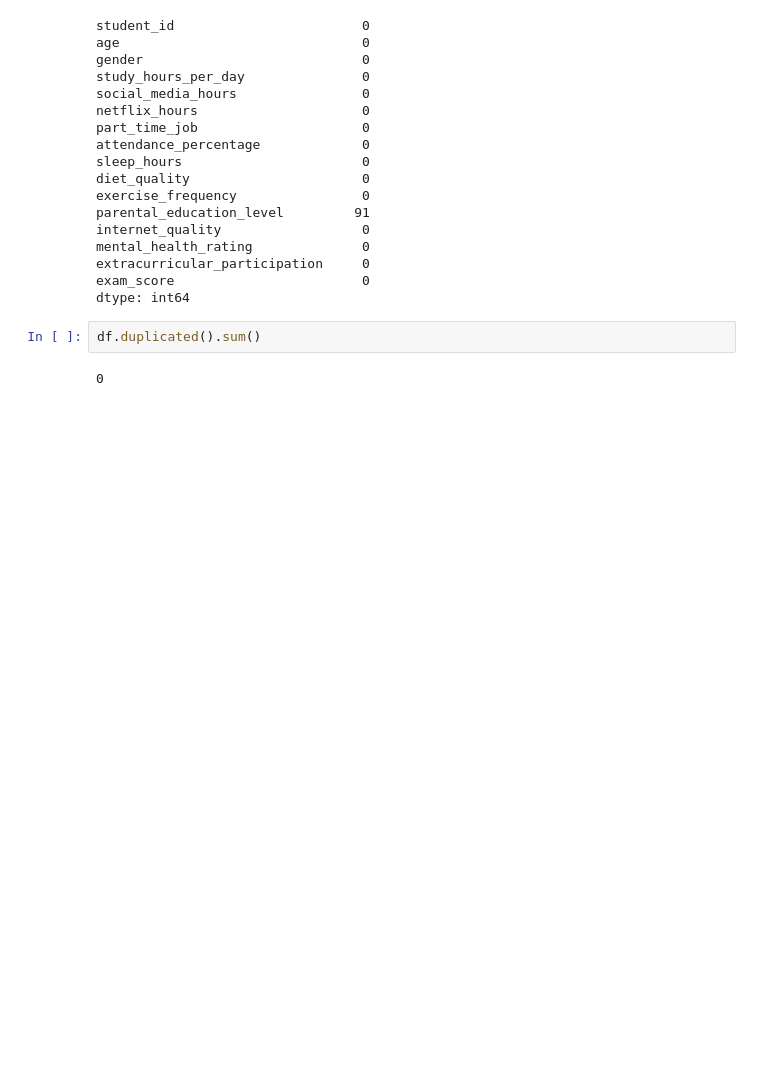
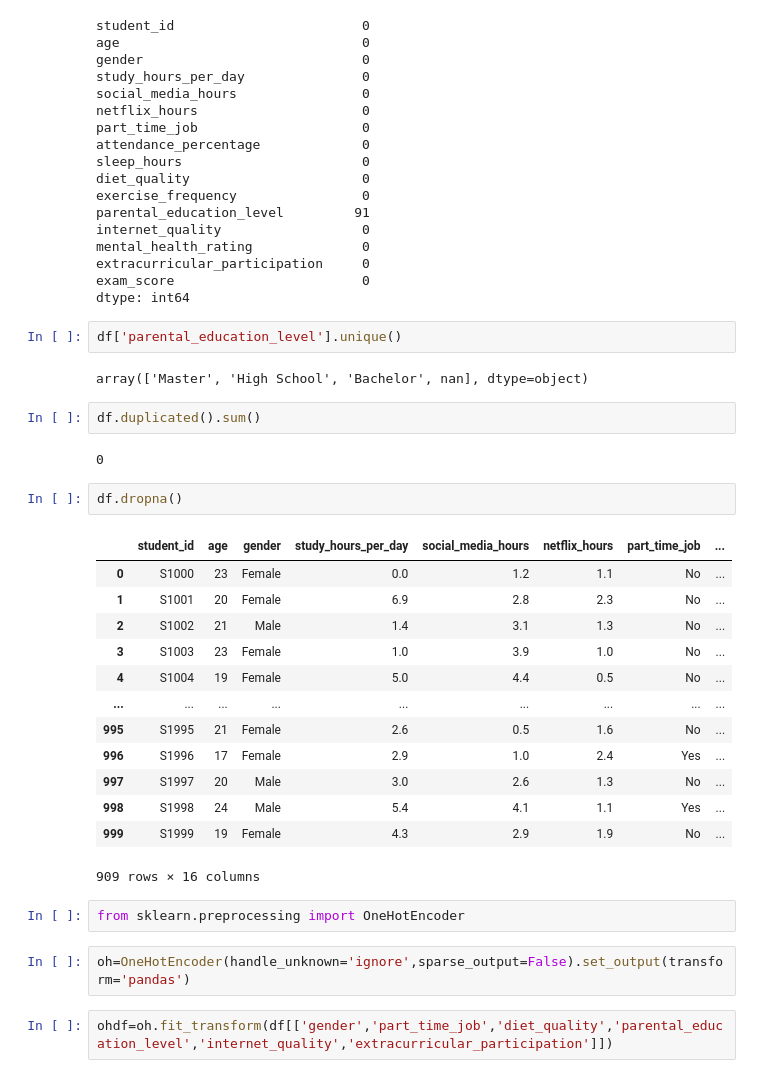
Before and after one commit to Mohansingh12/Ai, a Jupyter notebook: ml/sckit-learn/regression/Random Forest Regression.ipynb, the cells around one changed output. Cells and saved outputs as stored; diff of their text form; blank space fills up the shorter version.

```diff
--- a/ml/sckit-learn/regression/Random Forest Regression.ipynb
+++ b/ml/sckit-learn/regression/Random Forest Regression.ipynb
@@ -51,7 +51,33 @@ mental_health_rating              0
 extracurricular_participation     0
 exam_score                        0
 dtype: int64
+# %%
+df['parental_education_level'].unique()
+# %% [output]
+array(['Master', 'High School', 'Bachelor', nan], dtype=object)
 # %%
 df.duplicated().sum()
 # %% [output]
 0
+# %%
+df.dropna()
+# %% [output]
+|  | student_id | age | gender | study_hours_per_day | social_media_hours | netflix_hours | part_time_job | ... |
+| 0 | S1000 | 23 | Female | 0.0 | 1.2 | 1.1 | No | ... |
+| 1 | S1001 | 20 | Female | 6.9 | 2.8 | 2.3 | No | ... |
+| 2 | S1002 | 21 | Male | 1.4 | 3.1 | 1.3 | No | ... |
+| 3 | S1003 | 23 | Female | 1.0 | 3.9 | 1.0 | No | ... |
+| 4 | S1004 | 19 | Female | 5.0 | 4.4 | 0.5 | No | ... |
+| ... | ... | ... | ... | ... | ... | ... | ... | ... |
+| 995 | S1995 | 21 | Female | 2.6 | 0.5 | 1.6 | No | ... |
+| 996 | S1996 | 17 | Female | 2.9 | 1.0 | 2.4 | Yes | ... |
+| 997 | S1997 | 20 | Male | 3.0 | 2.6 | 1.3 | No | ... |
+| 998 | S1998 | 24 | Male | 5.4 | 4.1 | 1.1 | Yes | ... |
+| 999 | S1999 | 19 | Female | 4.3 | 2.9 | 1.9 | No | ... |
+909 rows × 16 columns
+# %%
+from sklearn.preprocessing import OneHotEncoder
+# %%
+oh=OneHotEncoder(handle_unknown='ignore',sparse_output=False).set_output(transform='pandas')
+# %%
+ohdf=oh.fit_transform(df[['gender','part_time_job','diet_quality','parental_education_level','internet_quality','extracurricular_participation']])
```
Also changed, not shown: parts of 14 cells of this notebook.
